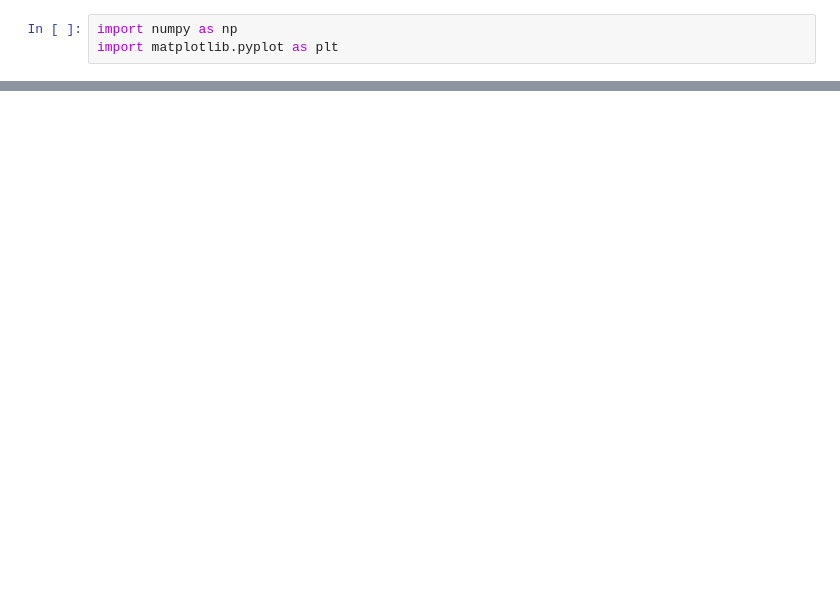
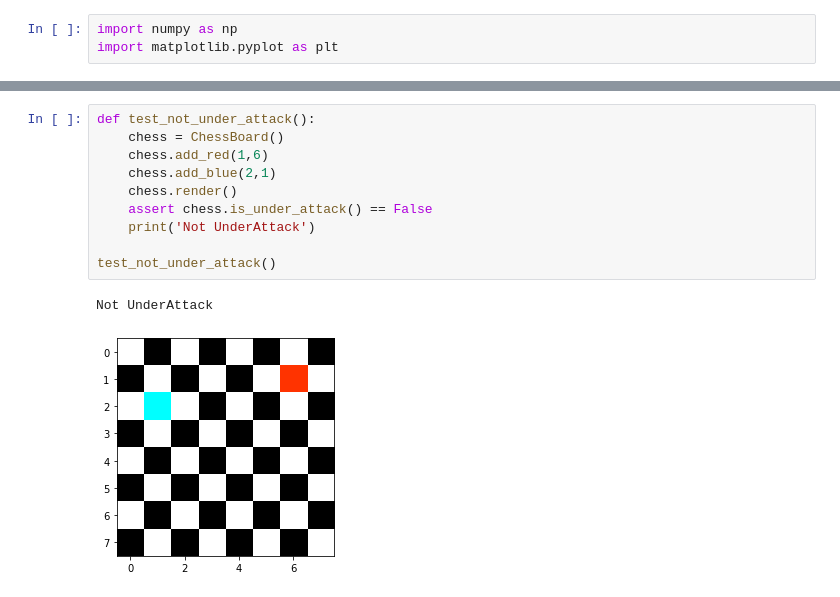
Before and after one commit to Mahmoud-Dinah/chess-board, a Jupyter notebook: chess_board.ipynb, the cells around one changed output, grey strips where cells are left out. Cells and saved outputs as stored; diff of their text form; blank space fills up the shorter version.

```diff
--- a/chess_board.ipynb
+++ b/chess_board.ipynb
@@ -28,0 +76,13 @@ AttributeError: 'ChessBoard' object has no attribute 'self'
+# %%
+def test_not_under_attack():
+    chess = ChessBoard()
+    chess.add_red(1,6)
+    chess.add_blue(2,1)
+    chess.render()
+    assert chess.is_under_attack() == False
+    print('Not UnderAttack')
+
+test_not_under_attack()
+# %% [output]
+Not UnderAttack
+[figure, added]
```
Also changed, not shown: parts of 5 cells of this notebook.
